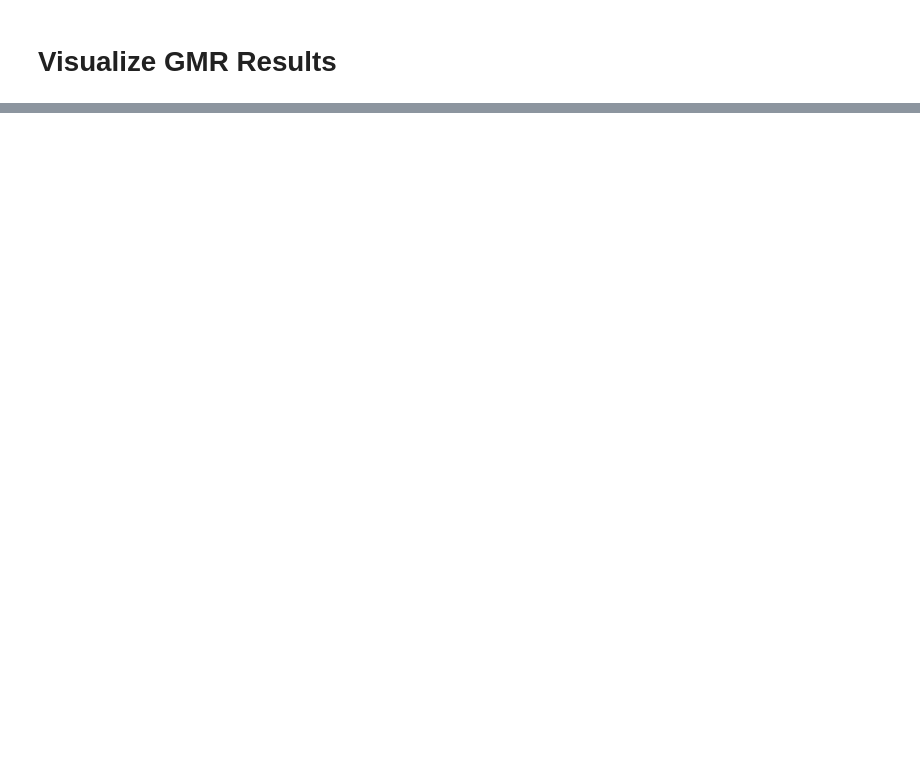
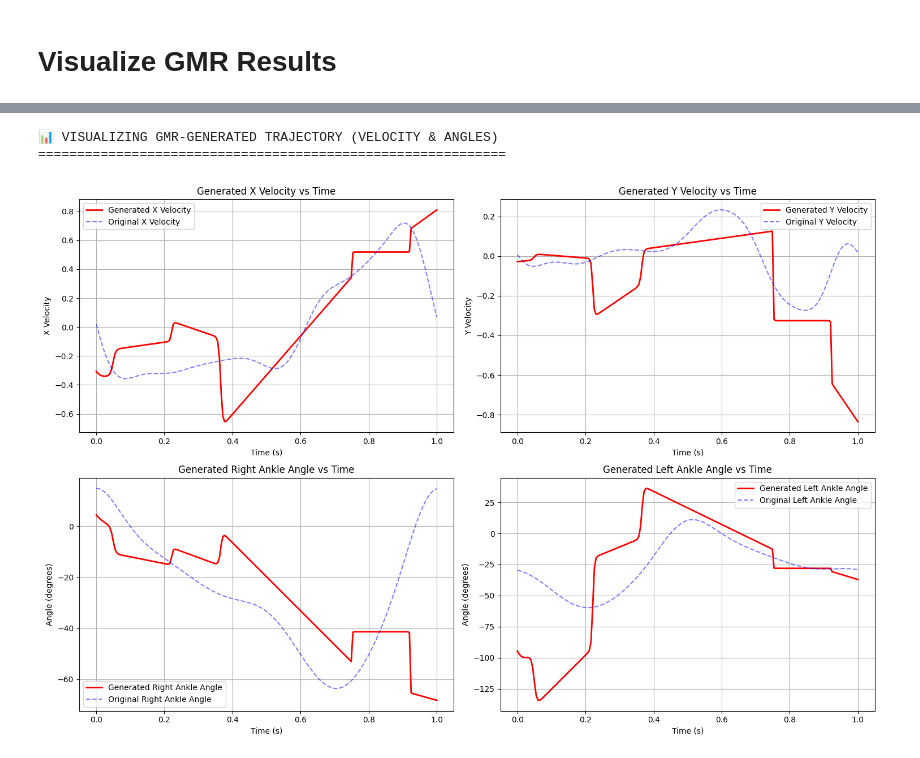
Before and after one commit to cocorock/Gait-analysis-coupled, a Jupyter notebook: TaskPaGMMM/examples/gait_example_modifiedV2.ipynb, the cells around one changed output, grey strips where cells are left out. Drawn from its saved outputs; the diff is of its cells as text; code cells hidden in the pictures; blank space fills up the shorter version.

```diff
--- a/TaskPaGMMM/examples/gait_example_modifiedV2.ipynb
+++ b/TaskPaGMMM/examples/gait_example_modifiedV2.ipynb
@@ -1011,0 +1065,49 @@ fig, axes = plt.subplots(2, 2, figsize=(15, 10))
+# %%
+# VISUALIZE GMR RESULTS - VELOCITY AND ANGLES
+print("📊 VISUALIZING GMR-GENERATED TRAJECTORY (VELOCITY & ANGLES)")
+print("="*60)
+
+fig, axes = plt.subplots(2, 2, figsize=(15, 10))
+
+# Plot X velocity vs Time
+axes[0, 0].plot(input_time, mu[:, 2], 'r-', linewidth=2, label='Generated X Velocity')
+axes[0, 0].plot(trajectories_fr1[0][:, -1], trajectories_fr1[0][:, 2], 'b--', alpha=0.5, label='Original X Velocity')
+axes[0, 0].set_title('Generated X Velocity vs Time')
+axes[0, 0].set_xlabel('Time (s)')
+axes[0, 0].set_ylabel('X Velocity')
+axes[0, 0].legend()
+axes[0, 0].grid(True)
+
+# Plot Y velocity vs Time
+axes[0, 1].plot(input_time, mu[:, 3], 'r-', linewidth=2, label='Generated Y Velocity')
+axes[0, 1].plot(trajectories_fr1[0][:, -1], trajectories_fr1[0][:, 3], 'b--', alpha=0.5, label='Original Y Velocity')
+axes[0, 1].set_title('Generated Y Velocity vs Time')
+axes[0, 1].set_xlabel('Time (s)')
+axes[0, 1].set_ylabel('Y Velocity')
+axes[0, 1].legend()
+axes[0, 1].grid(True)
+
+# Plot Right Ankle Angle vs Time
+axes[1, 0].plot(input_time, mu[:, 4], 'r-', linewidth=2, label='Generated Right Ankle Angle')
+axes[1, 0].plot(trajectories_fr1[0][:, -1], trajectories_fr1[0][:, 4], 'b--', alpha=0.5, label='Original Right Ankle Angle')
+axes[1, 0].set_title('Generated Right Ankle Angle vs Time')
+axes[1, 0].set_xlabel('Time (s)')
+axes[1, 0].set_ylabel('Angle (degrees)')
+axes[1, 0].legend()
+axes[1, 0].grid(True)
+
+# Plot Left Ankle Angle vs Time
+axes[1, 1].plot(input_time, mu[:, 5], 'r-', linewidth=2, label='Generated Left Ankle Angle')
+axes[1, 1].plot(trajectories_fr1[0][:, -1], trajectories_fr1[0][:, 5], 'b--', alpha=0.5, label='Original Left Ankle Angle')
+axes[1, 1].set_title('Generated Left Ankle Angle vs Time')
+axes[1, 1].set_xlabel('Time (s)')
+axes[1, 1].set_ylabel('Angle (degrees)')
+axes[1, 1].legend()
+axes[1, 1].grid(True)
+
+plt.tight_layout()
+plt.show()
+# %% [output]
+📊 VISUALIZING GMR-GENERATED TRAJECTORY (VELOCITY & ANGLES)
+============================================================
+[figure, added]
```
Also changed, not shown: parts of 20 cells of this notebook, 1 other file.
